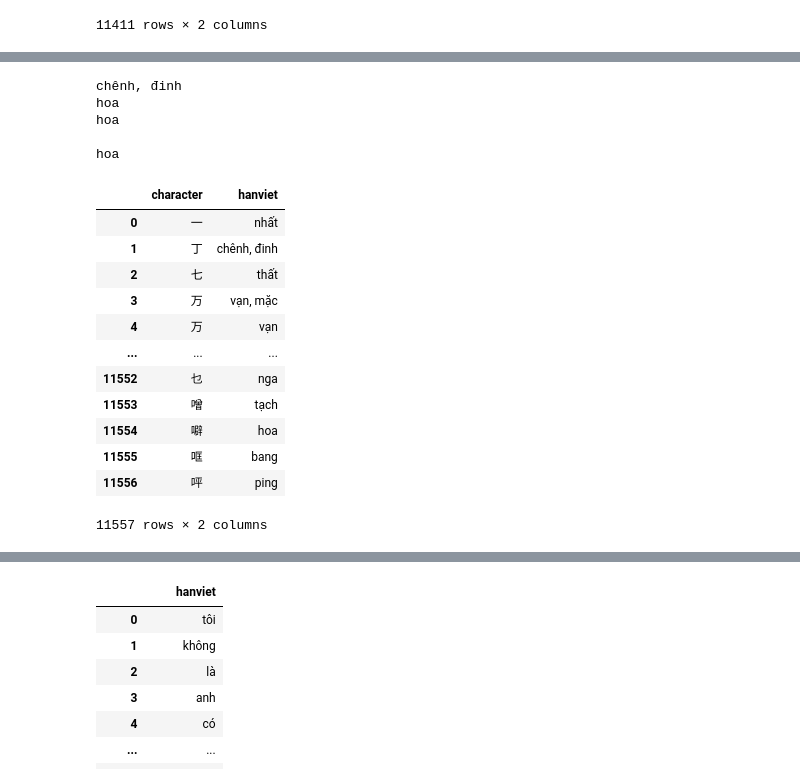
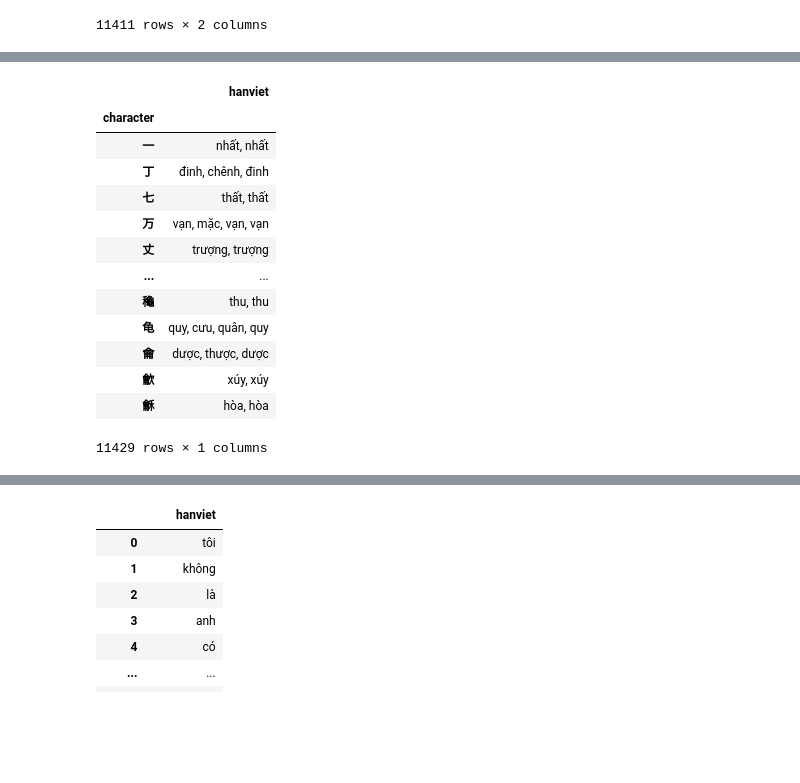
Before and after one commit to ryanphung/chinese-hanviet-cognates, a Jupyter notebook: chinese-hanviet.ipynb, the cells around one changed output, grey strips where cells are left out. Cells and saved outputs as stored; diff of their text form; code cells hidden in the pictures; blank space fills up the shorter version.

```diff
--- a/chinese-hanviet.ipynb
+++ b/chinese-hanviet.ipynb
@@ -51,8 +51,13 @@ df_chinese_words['traditional'] = df_chinese_words.progress_apply(
 # %%
 # read Thieu Chuu character dictionary
 
-df_chars_thieuchuu = pd.read_csv('inputs/thieuchuu.txt', sep=r'=|\s\[|\]', names=['character', 'hanviet', 'pinyin', 'meaning'], engine='python')
+df_chars_thieuchuu = pd.read_csv(
+    'inputs/thieuchuu.txt', sep=r'=|\s\[|\]', names=['character', 'hanviet', 'pinyin', 'meaning'],
+    engine='python', # so that we can use regex in seperator
+    keep_default_na=False, na_values=[''] # this is important to prevent intepreting '难 nan' as NaN (float)
+)
 df_chars_thieuchuu = df_chars_thieuchuu.drop(columns=['pinyin', 'meaning'])
+
 df_chars_thieuchuu
 # %% [output]
 |  | character | hanviet |
@@ -71,7 +76,10 @@ df_chars_thieuchuu
 # %%
 # read phienam.txt
 
-df_chars_phienam = pd.read_csv('inputs/phienam.txt', sep=r'=', names=['character', 'hanviet'])
+df_chars_phienam = pd.read_csv(
+    'inputs/phienam.txt', sep=r'=', names=['character', 'hanviet'],
+    keep_default_na=False, na_values=[''] # this is important to prevent intepreting '难 nan' as NaN (float)
+)
 df_chars_phienam
 # %% [output]
 |  | character | hanviet |
@@ -109,41 +98,25 @@ df_chars
-# %%
-import math
-
-def is_empty_string_or_nan(a):
-    return not a or (isinstance(a, float) and math.isnan(a))
-
-def merge_list(a, b):
-    return ', '.join(list(set(
-        ([] if is_empty_string_or_nan(a) else str(a).split(', ')) +
-        ([] if is_empty_string_or_nan(b) else str(b).split(', '))
-    )))
-
-print(merge_list('đinh, chênh', 'đinh'))
-print(merge_list(None, 'hoa'))
-print(merge_list('hoa', None))
-print(merge_list(None, None))
-print(merge_list('hoa', float('NaN')))
-# %% [output]
-chênh, đinh
-hoa
-hoa
-
-hoa
 # %%
-df_chars['hanviet'] = df_chars.progress_apply(lambda x:merge_list(x['hanviet_thieuchuu'], x['hanviet_phienam']), axis=1)
-df_chars = df_chars.drop(columns=['hanviet_thieuchuu', 'hanviet_phienam'])
+# merge the 2 sources of Han Viet sounds
+
+df_chars = pd.concat([df_chars_thieuchuu, df_chars_phienam])
+df_chars = df_chars.set_index('character')
+
+# dedup rows by joining them (sometimes a value like 两 appears many times with different values)
+df_chars = df_chars.groupby('character').agg({'hanviet': ', '.join})
+
 df_chars
 # %% [output]
-|  | character | hanviet |
-| 0 | 一 | nhất |
-| 1 | 丁 | chênh, đinh |
-| 2 | 七 | thất |
-| 3 | 万 | vạn, mặc |
-| 4 | 万 | vạn |
-| ... | ... | ... |
-| 11552 | 乜 | nga |
-| 11553 | 噌 | tạch |
-| 11554 | 噼 | hoa |
-| 11555 | 哐 | bang |
-| 11556 | 呯 | ping |
+|  | hanviet |
+| character |  |
+| 一 | nhất, nhất |
+| 丁 | đinh, chênh, đinh |
+| 七 | thất, thất |
+| 万 | vạn, mặc, vạn, vạn |
+| 丈 | trượng, trượng |
+| ... | ... |
+| 龝 | thu, thu |
+| 龟 | quy, cưu, quân, quy |
+| 龠 | dược, thược, dược |
+| 龡 | xúy, xúy |
+| 龢 | hòa, hòa |
-11557 rows × 2 columns
+11429 rows × 1 columns
```
Also changed, not shown: parts of 19 cells of this notebook, 5 other files.
